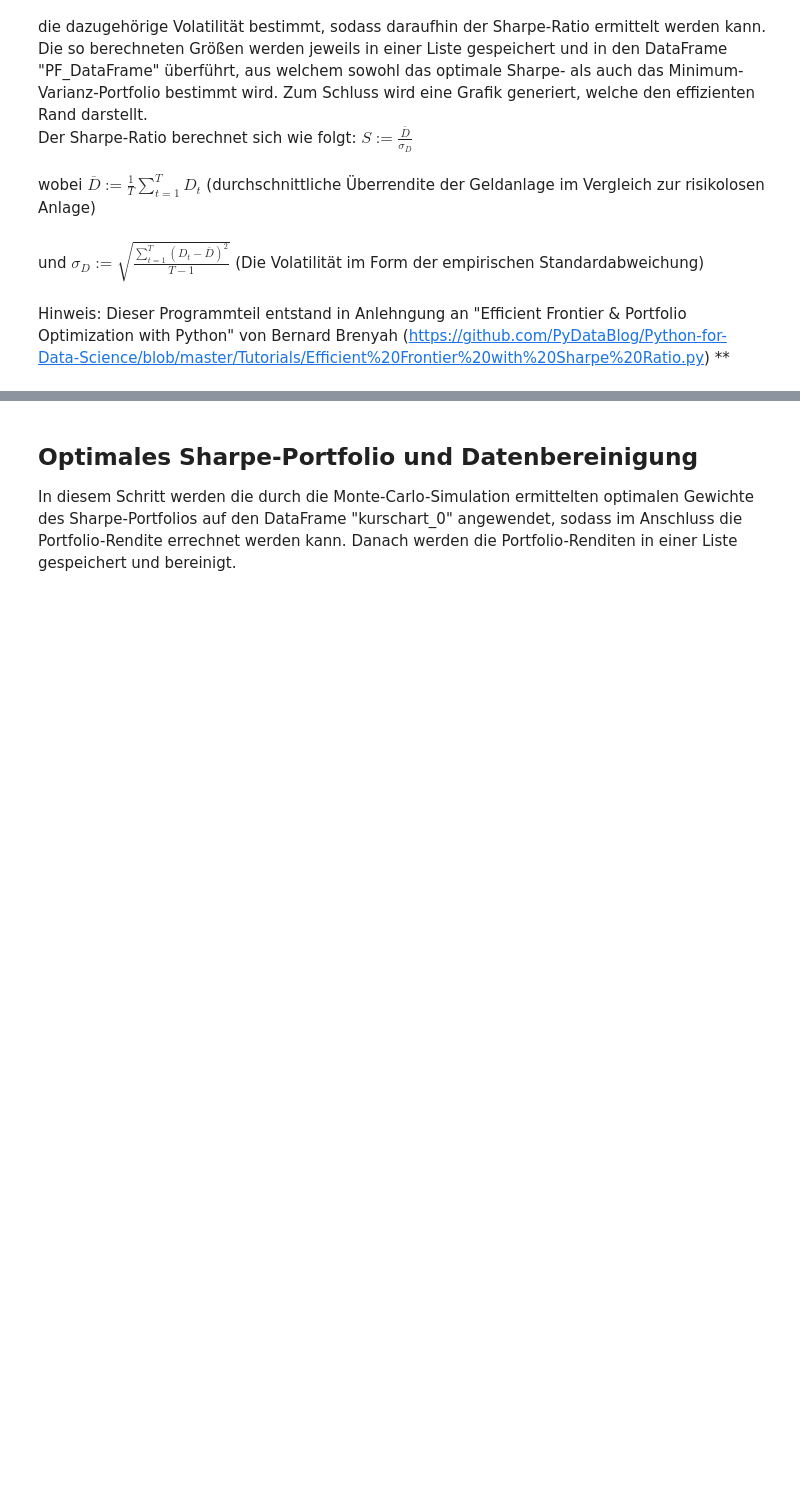
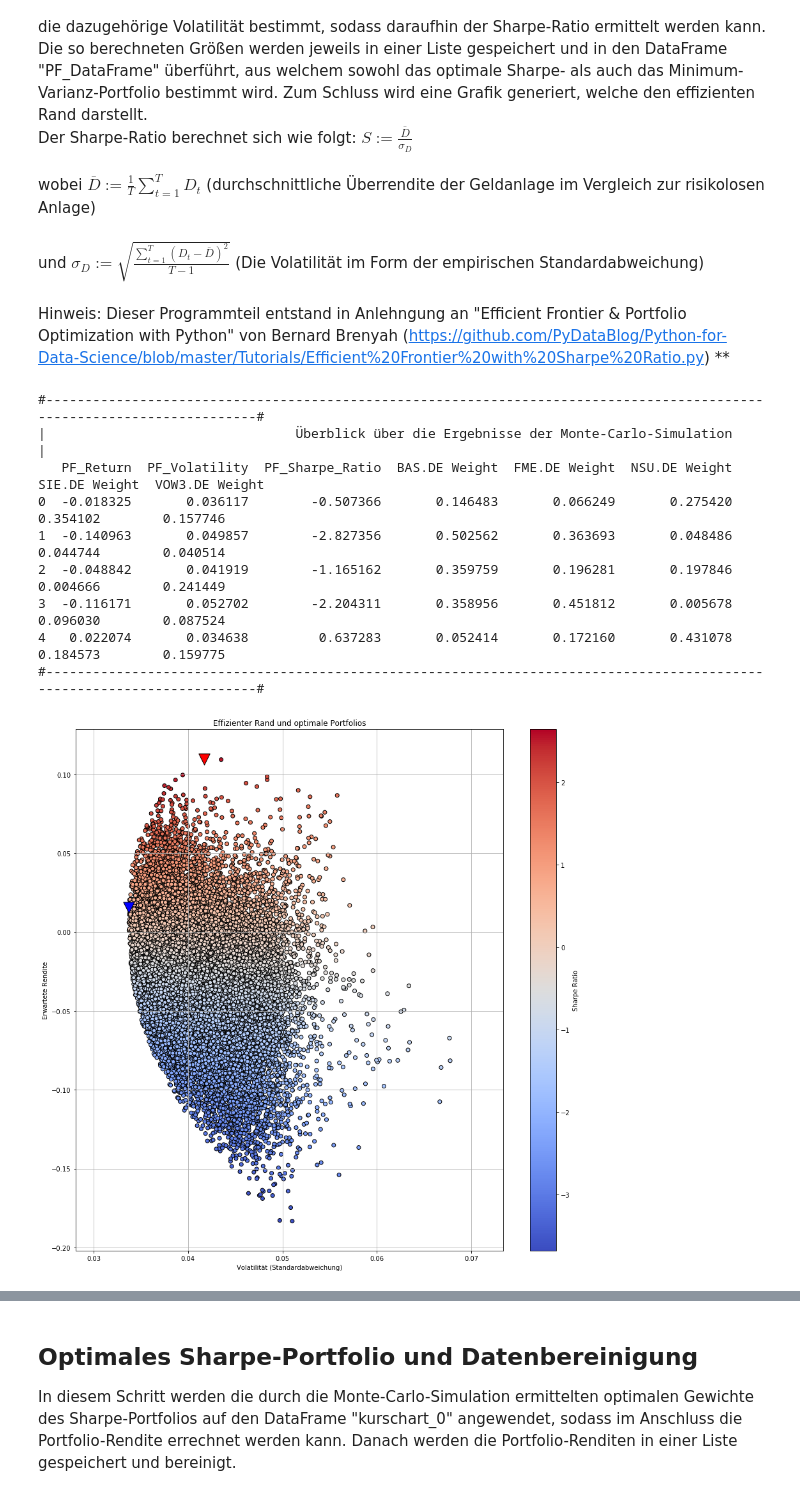
Before and after one commit to trh0ly/pf-selection, a Jupyter notebook: PF Selection.ipynb, the cells around one changed output, grey strips where cells are left out. Drawn from its saved outputs; the diff is of its cells as text; code cells hidden in the pictures; blank space fills up the shorter version.

```diff
--- a/PF Selection.ipynb
+++ b/PF Selection.ipynb
@@ -28,14 +34,6 @@ Außerdem wird die Größe der Grafiken modifiziert, welche später angezeigt we
 # %%
-from IPython.core.display import display, HTML
 display(HTML("<style>.container { width:100% !important; }</style>"))
-
-##########################################################################
-#-------------------------------------------------------------------------
-
-SCREEN_WIDTH = 90
+pd.set_option('display.width', 350)
+SCREEN_WIDTH = 120
 centered = operator.methodcaller('center', SCREEN_WIDTH)
-pd.set_option('display.width', 125)
-plt.rcParams["figure.figsize"] = 15,12.5
-
-#-------------------------------------------------------------------------
-##########################################################################
+plt.rcParams["figure.figsize"] = 15,15
@@ -128,15 +212,14 @@ cov_daily = kurschart_0.cov()
 cov_annual = cov_daily * math.sqrt(trading_days)
 
 #-------------------------------------------------------------------------
+# Listen für die Speicherung von Berechnungsergebnissen anlegen
+PF_return_list, PF_volatility_list = [], []
+sharpe_ratio_list, asset_weights_list = [], []
 
-PF_return_list = []
-PF_volatility_list = []
-sharpe_ratio_list = []
-asset_weights_list = []
-
+#-------------------------------------------------------------------------
+# Ausführung Monte-Carlo-Simulation mit n Durchläufen zur Bestimmung von Portfolio-Kombinationen
 n = 25000
 num_of_assets = len(dateinamen)
-
 for i in range(0,n):
     random_weights = np.random.random(num_of_assets)
     PF_weights = random_weights / np.sum(random_weights)
@@ -150,33 +233,49 @@ for i in range(0,n):
     PF_volatility_list.append(PF_volatility)
     sharpe_ratio_list.append(sharpe_ratio)
 
 #-------------------------------------------------------------------------
-
+# Erstellung DataFrame mit Erwartungswerten, Standardabweichungen und Assetgewichten für jedes simulierte Portfolio
+# Des Weiteren Ermittlung desjenigen simulierten Portfolios mit dem höchsten Sharpe-Ratio und des Minimum-Varianz-Portfolios
 PF_DataFrame = pd.DataFrame({'PF_Return': PF_return_list, 'PF_Volatility': PF_volatility_list, 'PF_Sharpe_Ratio': sharpe_ratio_list})
 for counter, dateiname in enumerate(dateinamen):
     PF_DataFrame[str(dateiname) + ' Weight'] = [weight[counter] for weight in asset_weights_list]
+print('#' + SCREEN_WIDTH * '-' + '#')
+print('|' + centered('Überblick über die Ergebnisse der Monte-Carlo-Simulation') + '| ')
+print(PF_DataFrame.head())
+print('#' + SCREEN_WIDTH * '-' + '#')
 
 min_volatility = PF_DataFrame['PF_Volatility'].min()
 max_sharpe_ratio = PF_DataFrame['PF_Sharpe_Ratio'].max()
 Sharpe_PF = PF_DataFrame.loc[PF_DataFrame['PF_Sharpe_Ratio'] == max_sharpe_ratio]
 Min_variance_PF = PF_DataFrame.loc[PF_DataFrame['PF_Volatility'] == min_volatility]
 
 #-------------------------------------------------------------------------
-
+# Berechnungsergebnisse mit einer Heatmap plotten
 plt.scatter(PF_volatility_list, PF_return_list, c = sharpe_ratio_list, marker='o', cmap='coolwarm', edgecolors='black')
 plt.colorbar(label='Sharpe Ratio')
 plt.scatter(x = Sharpe_PF['PF_Volatility'], y = Sharpe_PF['PF_Return'], color='red', marker='v', edgecolors='black', s=300)
 plt.scatter(x = Min_variance_PF['PF_Volatility'], y = Min_variance_PF['PF_Return'], color='blue', edgecolors='black', marker='v', s=300)
 plt.grid()
 plt.ylabel('Erwartete Rendite')
 plt.title('Effizienter Rand und optimale Portfolios')
 plt.xlabel('Volatilität (Standardabweichung)')
 plt.show()
 
 #-------------------------------------------------------------------------
-
+# Ausgabe von Informationen zum optimalen Sharpe-Portfolio und zum Minimum-Varianz-Portfolio
 print('#' + SCREEN_WIDTH * '-' + '#')
 print('Minimum-Varianz-Portfolio: \n' + str(Min_variance_PF.T))
 print('#' + SCREEN_WIDTH * '-' + '#')
 print('Optimales Sharpe-Portfolio: \n' + str(Sharpe_PF.T))
 print('#' + SCREEN_WIDTH * '-' + '#')
+# %% [output]
+#------------------------------------------------------------------------------------------------------------------------#
+|                                Überblick über die Ergebnisse der Monte-Carlo-Simulation                                |
+   PF_Return  PF_Volatility  PF_Sharpe_Ratio  BAS.DE Weight  FME.DE Weight  NSU.DE Weight  SIE.DE Weight  VOW3.DE Weight
+0  -0.018325       0.036117        -0.507366       0.146483       0.066249       0.275420       0.354102        0.157746
+1  -0.140963       0.049857        -2.827356       0.502562       0.363693       0.048486       0.044744        0.040514
+2  -0.048842       0.041919        -1.165162       0.359759       0.196281       0.197846       0.004666        0.241449
+3  -0.116171       0.052702        -2.204311       0.358956       0.451812       0.005678       0.096030        0.087524
+4   0.022074       0.034638         0.637283       0.052414       0.172160       0.431078       0.184573        0.159775
+#------------------------------------------------------------------------------------------------------------------------#
+[figure, added]
```
Also changed, not shown: parts of 13 cells of this notebook, 1 other file.
